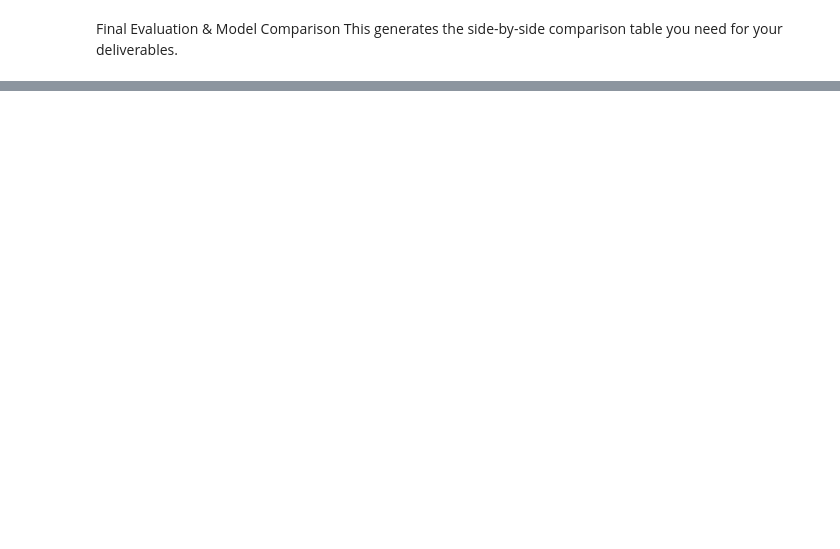
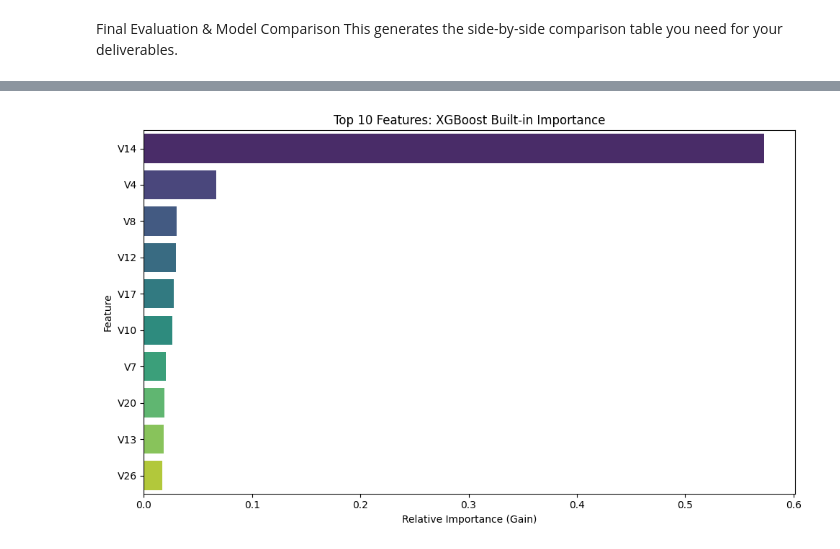
Before and after one commit to Almazt96/Week5_Adey_Innovations_Fraud_Detection, a Jupyter notebook: notebooks/modeling.ipynb, the cells around one changed output, grey strips where cells are left out. Cells and saved outputs as stored; diff of their text form; code cells hidden in the pictures; blank space fills up the shorter version.

Commit message:
Task 3 Explainability

```diff
--- a/notebooks/modeling.ipynb
+++ b/notebooks/modeling.ipynb
@@ -18,7 +18,7 @@ warnings.filterwarnings('ignore') # Keeps your notebook clean from warnings
 # %%
 # Cell 2: Data Prep
 # NOTE: To run the other dataset, change to 'Fraud_Data.csv' and 'class'
-DATA_FILE = 'creditcard.csv'
+DATA_FILE = '../data/raw/creditcard.csv'
 TARGET_COL = 'Class'
 
 print(f"Loading {DATA_FILE}...")
@@ -127,0 +155,84 @@ display(results_df)
+# %%
+import pandas as pd
+import numpy as np
+import matplotlib.pyplot as plt
+import seaborn as sns
+import shap
+
+# NOTE: If running in a Jupyter Notebook, initialize JS visualization for SHAP
+shap.initjs()
+
+# ==========================================
+# 1. Feature Importance Baseline (XGBoost Built-in)
+# ==========================================
+print("Generating Built-in Feature Importance...")
+
+# Extract feature importances and feature names
+importances = best_xgb.feature_importances_
+features = X_test.columns
+
+# Create a DataFrame and sort
+importance_df = pd.DataFrame({'Feature': features, 'Importance': importances})
+importance_df = importance_df.sort_values(by='Importance', ascending=False).head(10)
+
+# Plot Built-in Importance
+plt.figure(figsize=(10, 6))
+sns.barplot(x='Importance', y='Feature', data=importance_df, palette='viridis')
+plt.title('Top 10 Features: XGBoost Built-in Importance')
+plt.xlabel('Relative Importance (Gain)')
+plt.ylabel('Feature')
+plt.tight_layout()
+plt.show()
+
+# ==========================================
+# 2. SHAP Analysis: Global Explainability
+# ==========================================
+print("Calculating SHAP values (this may take a moment)...")
+
+# Initialize the TreeExplainer
+explainer = shap.TreeExplainer(best_xgb)
+
+# Calculate SHAP values for the test set
+# (If X_test is very large, consider using a random sample like X_test.sample(2000) to speed this up)
+shap_values = explainer.shap_values(X_test)
+
+# Generate SHAP Summary Plot
+plt.figure()
+plt.title('SHAP Summary Plot (Global Feature Importance)')
+shap.summary_plot(shap_values, X_test, show=False)
+plt.tight_layout()
+plt.show()
+
+# ==========================================
+# 3. SHAP Analysis: Local Explainability (Force Plots)
+# ==========================================
+# First, identify the indices for TP, FP, and FN in our test set
+y_test_array = y_test.values
+y_pred_array = y_pred # Assuming y_pred from Task 2 is a numpy array
+
+tp_indices = np.where((y_test_array == 1) & (y_pred_array == 1))[0]
+fp_indices = np.where((y_test_array == 0) & (y_pred_array == 1))[0]
+fn_indices = np.where((y_test_array == 1) & (y_pred_array == 0))[0]
+
+# Helper function to plot and save/show force plots
+def generate_force_plot(idx, title_label):
+    print(f"Generating Force Plot for: {title_label} (Index: {idx})")
+    # Generate the plot
+    p = shap.force_plot(
+        explainer.expected_value,
+        shap_values[idx, :],
+        X_test.iloc[idx, :],
+        matplotlib=True, # Set to False if using Jupyter and prefer interactive JS plots
+        show=False
+    )
+    plt.title(f'SHAP Force Plot: {title_label}')
+    plt.show()
+
+# Ensure we have at least one of each before plotting
+if len(tp_indices) > 0:
+    generate_force_plot(tp_indices[0], "True Positive (Correctly Flagged Fraud)")
+if len(fp_indices) > 0:
+    generate_force_plot(fp_indices[0], "False Positive (Legitimate but Flagged)")
+if len(fn_indices) > 0:
+    generate_force_plot(fn_indices[0], "False Negative (Missed Fraud)")
+# %% [output]
@@ -127,0 +241 @@ display(results_df)
+[figure, added]
```
Also changed, not shown: parts of 6 cells of this notebook, 1 other file.
